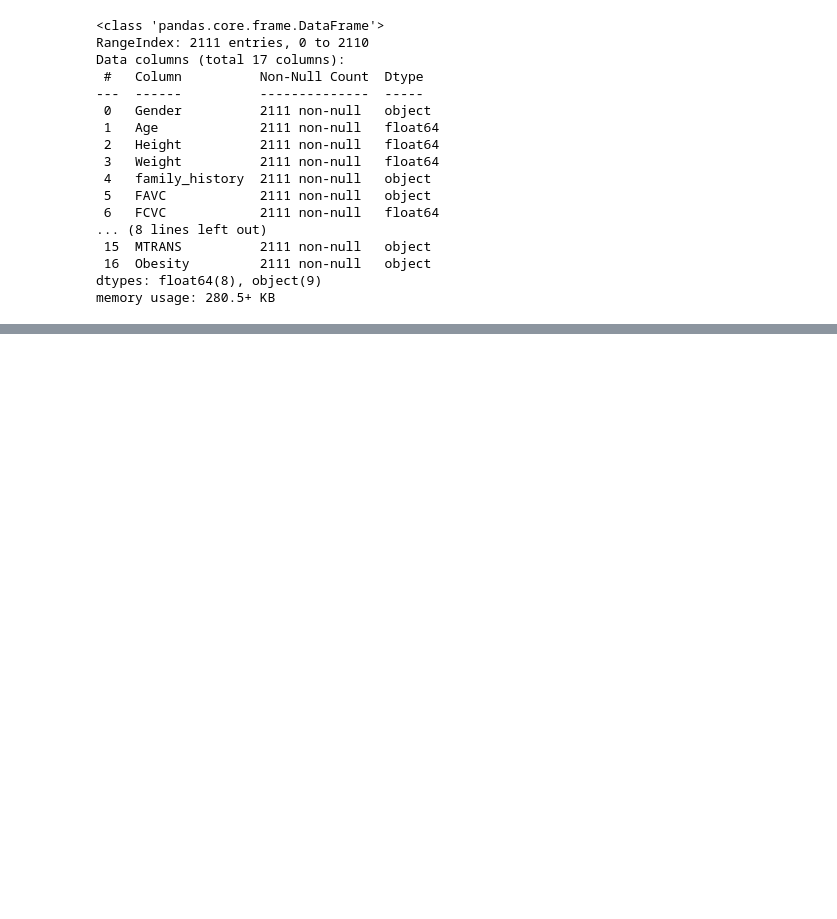
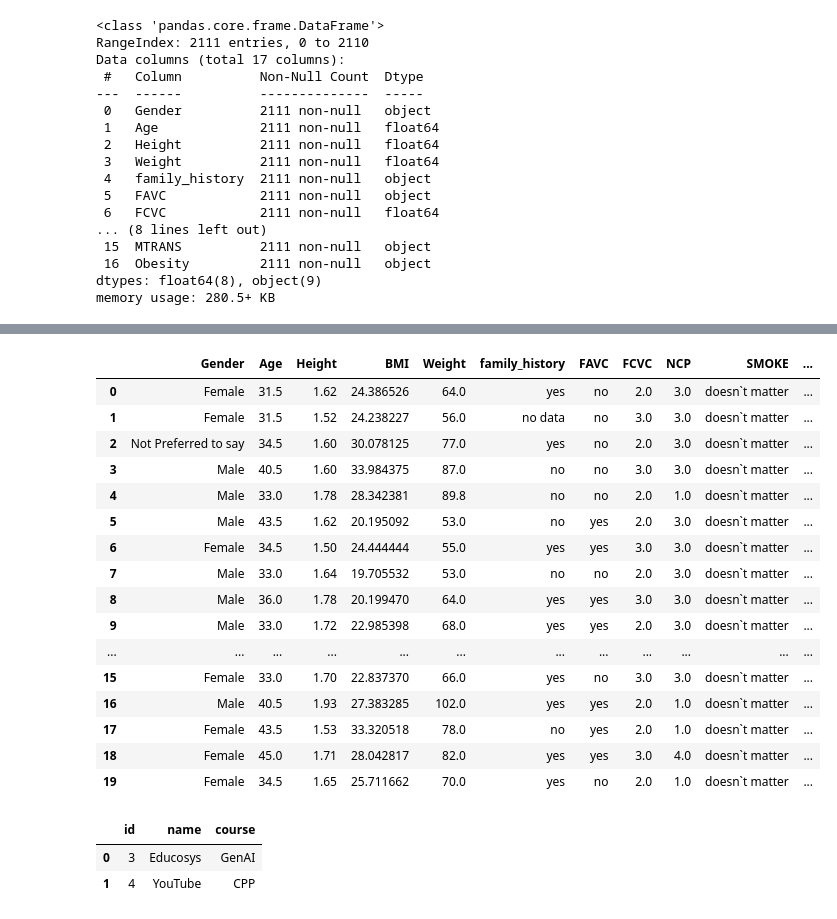
Before and after one commit to MANOJREDDY22KAKI/sample, a Jupyter notebook: PandasBasics.ipynb, the cells around one changed output, grey strips where cells are left out. Cells and saved outputs as stored; diff of their text form; code cells hidden in the pictures; blank space fills up the shorter version.

```diff
--- a/PandasBasics.ipynb
+++ b/PandasBasics.ipynb
@@ -161,0 +631,39 @@ memory usage: 280.5+ KB
+# %%
+obesity_data.rename(columns={'Obesity': 'Category', 'New Age Category' : 'reduntant info'}, inplace=True)
+# %%
+obesity_data.head(20)
+# %% [output]
+|  | Gender | Age | Height | BMI | Weight | family_history | FAVC | FCVC | NCP | SMOKE | ... |
+| 0 | Female | 31.5 | 1.62 | 24.386526 | 64.0 | yes | no | 2.0 | 3.0 | doesn`t matter | ... |
+| 1 | Female | 31.5 | 1.52 | 24.238227 | 56.0 | no data | no | 3.0 | 3.0 | doesn`t matter | ... |
+| 2 | Not Preferred to say | 34.5 | 1.60 | 30.078125 | 77.0 | yes | no | 2.0 | 3.0 | doesn`t matter | ... |
+| 3 | Male | 40.5 | 1.60 | 33.984375 | 87.0 | no | no | 3.0 | 3.0 | doesn`t matter | ... |
+| 4 | Male | 33.0 | 1.78 | 28.342381 | 89.8 | no | no | 2.0 | 1.0 | doesn`t matter | ... |
+| 5 | Male | 43.5 | 1.62 | 20.195092 | 53.0 | no | yes | 2.0 | 3.0 | doesn`t matter | ... |
+| 6 | Female | 34.5 | 1.50 | 24.444444 | 55.0 | yes | yes | 3.0 | 3.0 | doesn`t matter | ... |
+| 7 | Male | 33.0 | 1.64 | 19.705532 | 53.0 | no | no | 2.0 | 3.0 | doesn`t matter | ... |
+| 8 | Male | 36.0 | 1.78 | 20.199470 | 64.0 | yes | yes | 3.0 | 3.0 | doesn`t matter | ... |
+| 9 | Male | 33.0 | 1.72 | 22.985398 | 68.0 | yes | yes | 2.0 | 3.0 | doesn`t matter | ... |
+| ... | ... | ... | ... | ... | ... | ... | ... | ... | ... | ... | ... |
+| 15 | Female | 33.0 | 1.70 | 22.837370 | 66.0 | yes | no | 3.0 | 3.0 | doesn`t matter | ... |
+| 16 | Male | 40.5 | 1.93 | 27.383285 | 102.0 | yes | yes | 2.0 | 1.0 | doesn`t matter | ... |
+| 17 | Female | 43.5 | 1.53 | 33.320518 | 78.0 | no | yes | 2.0 | 1.0 | doesn`t matter | ... |
+| 18 | Female | 45.0 | 1.71 | 28.042817 | 82.0 | yes | yes | 3.0 | 4.0 | doesn`t matter | ... |
+| 19 | Female | 34.5 | 1.65 | 25.711662 | 70.0 | yes | no | 2.0 | 1.0 | doesn`t matter | ... |
+# %%
+df1 = pd.DataFrame({
+    'id' : [1,2,3,4],
+    'name' : ['Keerti', 'Amit', 'Educosys', 'YouTube']
+})
+
+df2 = pd.DataFrame({
+    'id' : [3,4, 5, 6],
+    'course' : ['GenAI', 'CPP', 'HLD', 'LLD']
+})
+
+inner_result = pd.merge(df1, df2, how='inner', on='id')
+inner_result
+# %% [output]
+|  | id | name | course |
+| 0 | 3 | Educosys | GenAI |
+| 1 | 4 | YouTube | CPP |
```
Also changed, not shown: parts of 72 cells of this notebook, 1 other file.
